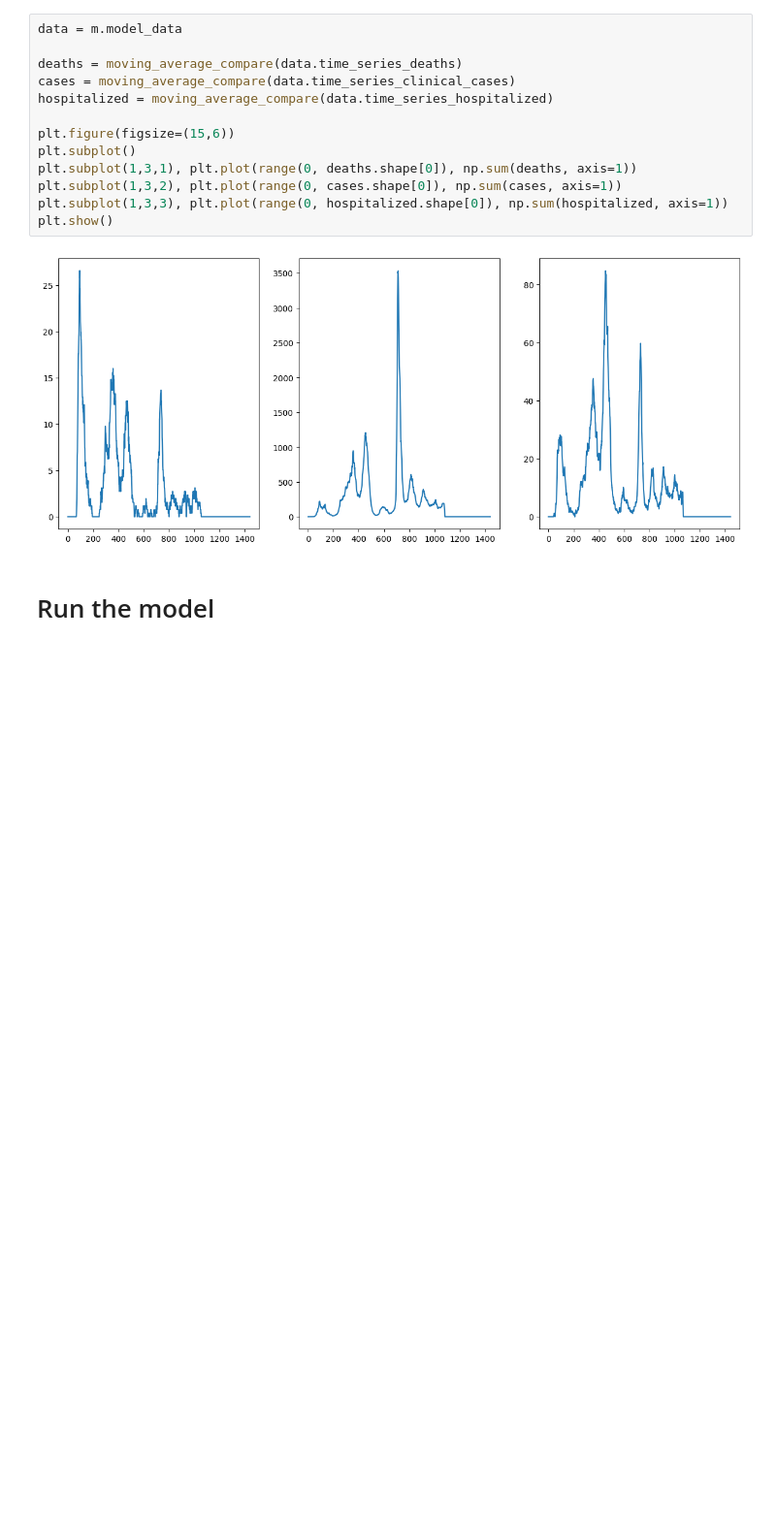
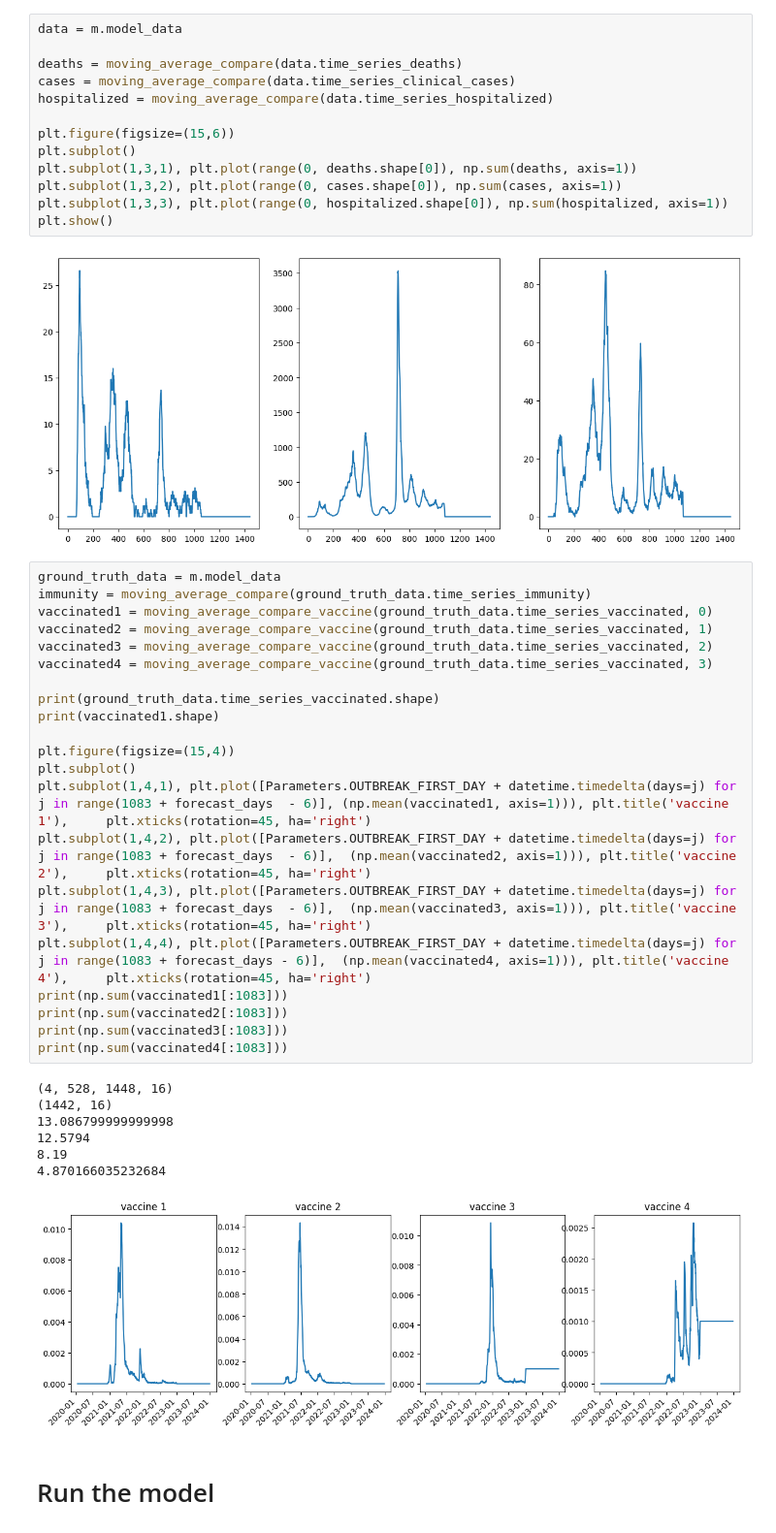
Before and after one commit to blairyeung/Commuting_TSF_SARS-Cov-2_model_master, a Jupyter notebook: Model/main.ipynb, the cells around one changed output. Shown at 97% size. Drawn from its saved outputs; the diff is of its cells as text; blank space fills up the shorter version.

```diff
--- a/Model/main.ipynb
+++ b/Model/main.ipynb
@@ -64,5 +49,34 @@ plt.subplot(1,3,3), plt.plot(range(0, hospitalized.shape[0]), np.sum(hospitalize
 plt.show()
 # %% [output]
 [figure]
+# %%
+ground_truth_data = m.model_data
+immunity = moving_average_compare(ground_truth_data.time_series_immunity)
+vaccinated1 = moving_average_compare_vaccine(ground_truth_data.time_series_vaccinated, 0)
+vaccinated2 = moving_average_compare_vaccine(ground_truth_data.time_series_vaccinated, 1)
+vaccinated3 = moving_average_compare_vaccine(ground_truth_data.time_series_vaccinated, 2)
+vaccinated4 = moving_average_compare_vaccine(ground_truth_data.time_series_vaccinated, 3)
+
+print(ground_truth_data.time_series_vaccinated.shape)
+print(vaccinated1.shape)
+
+plt.figure(figsize=(15,4))
+plt.subplot()
+plt.subplot(1,4,1), plt.plot([Parameters.OUTBREAK_FIRST_DAY + datetime.timedelta(days=j) for j in range(1083 + forecast_days  - 6)], (np.mean(vaccinated1, axis=1))), plt.title('vaccine 1'),     plt.xticks(rotation=45, ha='right')
+plt.subplot(1,4,2), plt.plot([Parameters.OUTBREAK_FIRST_DAY + datetime.timedelta(days=j) for j in range(1083 + forecast_days  - 6)],  (np.mean(vaccinated2, axis=1))), plt.title('vaccine 2'),     plt.xticks(rotation=45, ha='right')
+plt.subplot(1,4,3), plt.plot([Parameters.OUTBREAK_FIRST_DAY + datetime.timedelta(days=j) for j in range(1083 + forecast_days  - 6)],  (np.mean(vaccinated3, axis=1))), plt.title('vaccine 3'),     plt.xticks(rotation=45, ha='right')
+plt.subplot(1,4,4), plt.plot([Parameters.OUTBREAK_FIRST_DAY + datetime.timedelta(days=j) for j in range(1083 + forecast_days - 6)],  (np.mean(vaccinated4, axis=1))), plt.title('vaccine 4'),     plt.xticks(rotation=45, ha='right')
+print(np.sum(vaccinated1[:1083]))
+print(np.sum(vaccinated2[:1083]))
+print(np.sum(vaccinated3[:1083]))
+print(np.sum(vaccinated4[:1083]))
+# %% [output]
+(4, 528, 1448, 16)
+(1442, 16)
+13.086799999999998
+12.5794
+8.19
+4.870166035232684
+[figure, added]
 # %% [markdown]
 # Run the model
```
Also changed, not shown: parts of 4 cells of this notebook, 2 other files.
